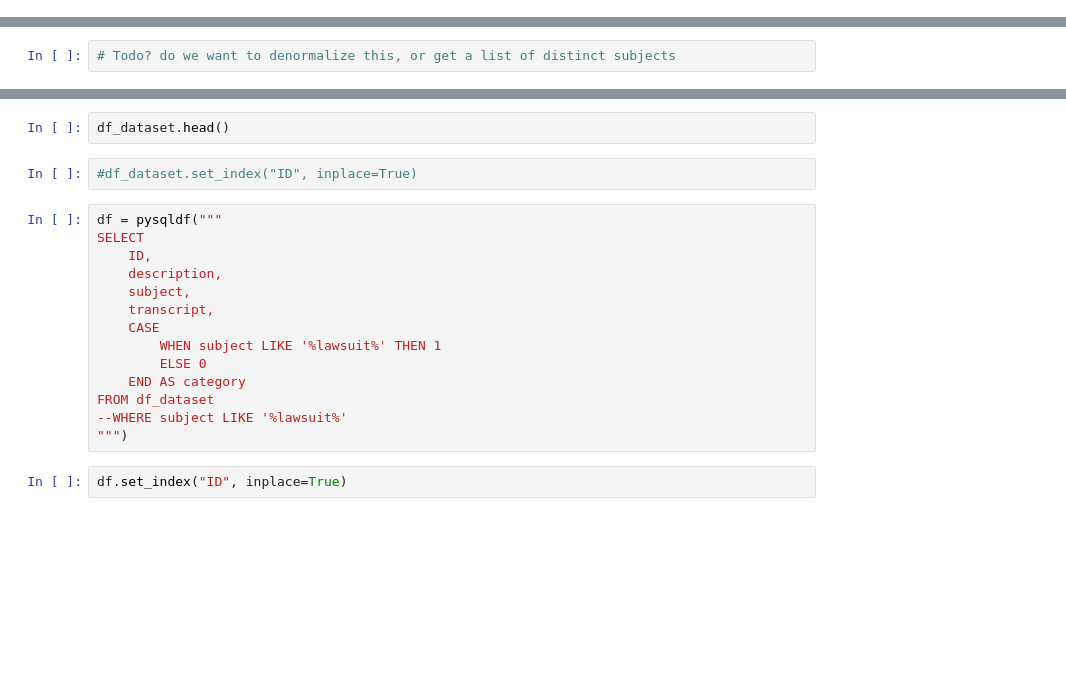
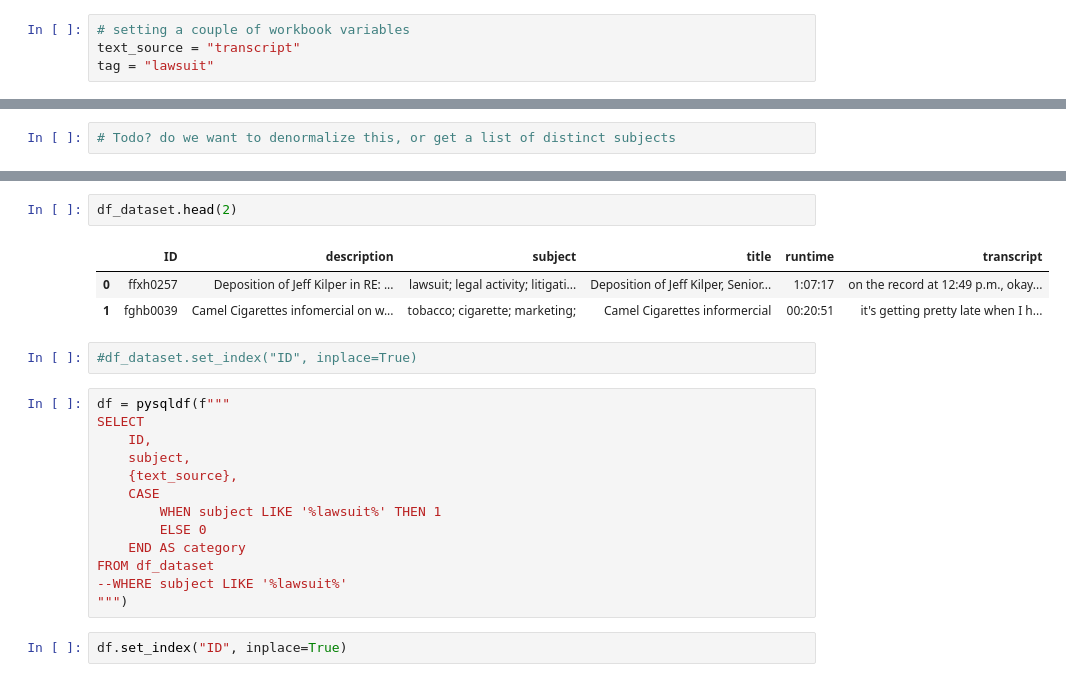
Before and after one commit to geoffswc/IDL-DSOS-2023, a Jupyter notebook: Classify-One-Tag.ipynb, the cells around one changed output, grey strips where cells are left out. Saved outputs shown, nothing was run; the diff lists cells and outputs as text; blank space fills up the shorter version.

```diff
--- a/Classify-One-Tag.ipynb
+++ b/Classify-One-Tag.ipynb
@@ -21,6 +21,10 @@ pysqldf = lambda q: sqldf(q, globals())
 # %%
 #nltk.download('stopwords')
 #nltk.download('wordnet')
+# %%
+# setting a couple of workbook variables
+text_source = "transcript"
+tag = "lawsuit"
 # %%
 stop = stopwords.words('english')
 lemmatizer = WordNetLemmatizer()
@@ -49,14 +65,17 @@ len(df_dataset)
 # %%
-df_dataset.head()
+df_dataset.head(2)
+# %% [output]
+|  | ID | description | subject | title | runtime | transcript |
+| 0 | ffxh0257 | Deposition of Jeff Kilper in RE: ... | lawsuit; legal activity; litigati... | Deposition of Jeff Kilper, Senior... | 1:07:17 | on the record at 12:49 p.m., okay... |
+| 1 | fghb0039 | Camel Cigarettes infomercial on w... | tobacco; cigarette; marketing; | Camel Cigarettes informercial | 00:20:51 | it's getting pretty late when I h... |
 # %%
 #df_dataset.set_index("ID", inplace=True)
 # %%
-df = pysqldf("""
+df = pysqldf(f"""
 SELECT
     ID,
-    description,
     subject,
-    transcript,
+    {text_source},
     CASE
         WHEN subject LIKE '%lawsuit%' THEN 1
         ELSE 0
```
Also changed, not shown: parts of 23 cells of this notebook.
